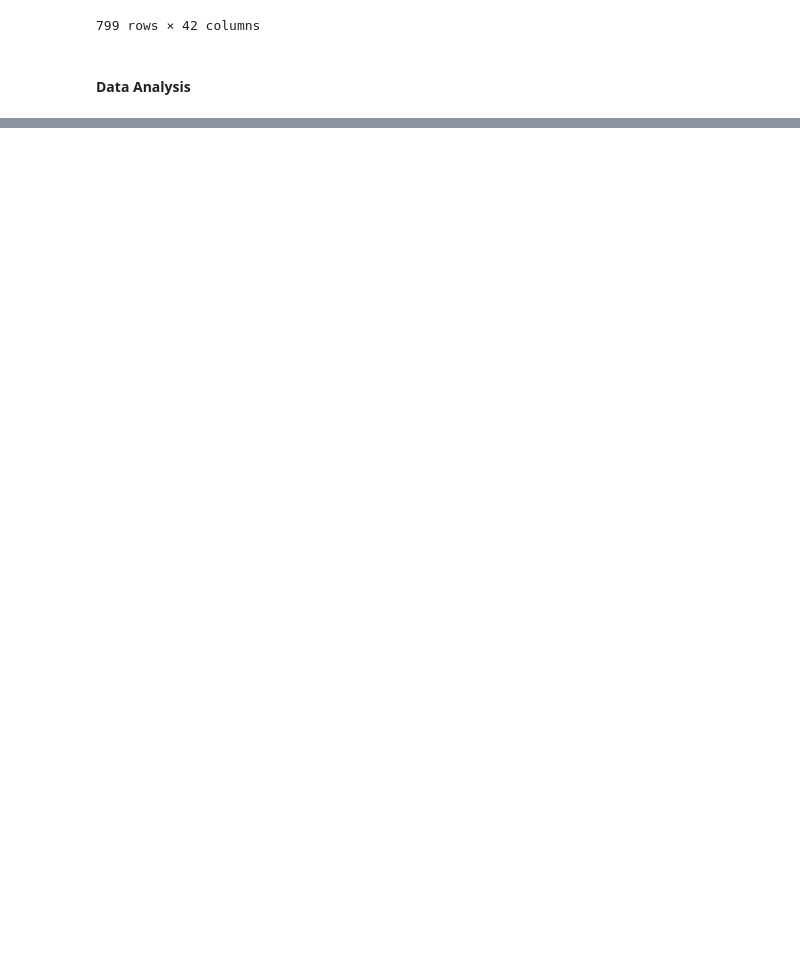
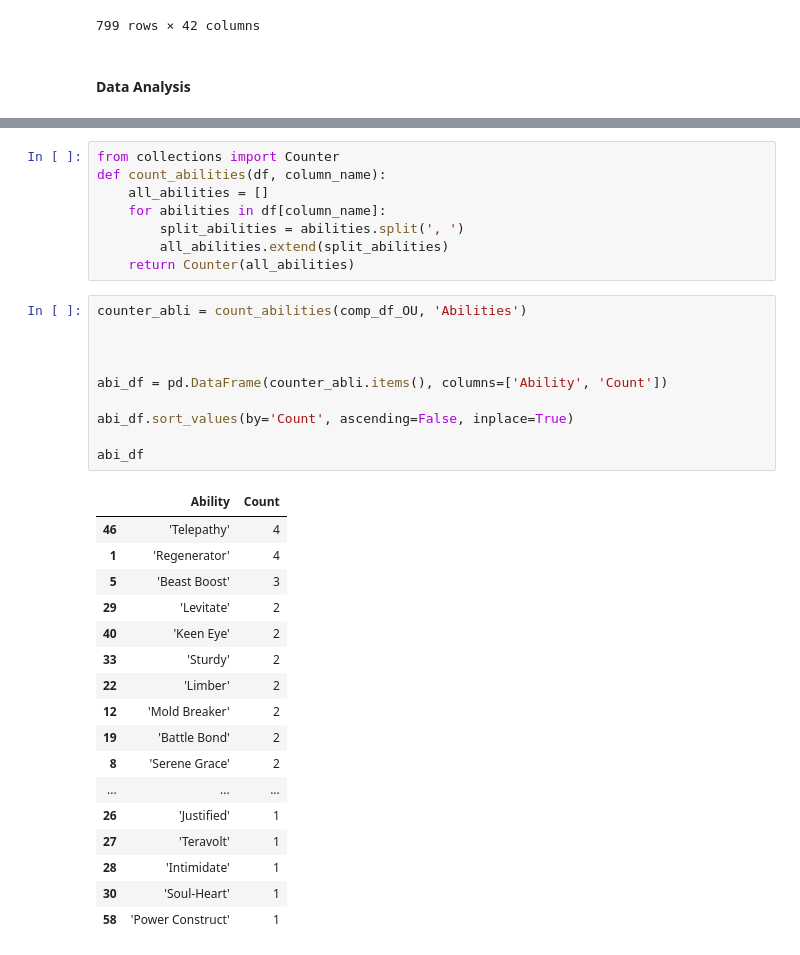
Before and after one commit to com-480-data-visualization/project-2023-les-derniers-vainqueurs, a Jupyter notebook: DataAnalysisPipeline.ipynb, the cells around one changed output, grey strips where cells are left out. Drawn from its saved outputs; the diff is of its cells as text; blank space fills up the shorter version.

```diff
--- a/DataAnalysisPipeline.ipynb
+++ b/DataAnalysisPipeline.ipynb
@@ -449,0 +466,36 @@ pokemon_data3
+# %%
+from collections import Counter
+def count_abilities(df, column_name):
+    all_abilities = []
+    for abilities in df[column_name]:
+        split_abilities = abilities.split(', ')
+        all_abilities.extend(split_abilities)
+    return Counter(all_abilities)
+# %%
+counter_abli = count_abilities(comp_df_OU, 'Abilities')
+
+
+
+abi_df = pd.DataFrame(counter_abli.items(), columns=['Ability', 'Count'])
+
+abi_df.sort_values(by='Count', ascending=False, inplace=True)
+
+abi_df
+# %% [output]
+|  | Ability | Count |
+| 46 | 'Telepathy' | 4 |
+| 1 | 'Regenerator' | 4 |
+| 5 | 'Beast Boost' | 3 |
+| 29 | 'Levitate' | 2 |
+| 40 | 'Keen Eye' | 2 |
+| 33 | 'Sturdy' | 2 |
+| 22 | 'Limber' | 2 |
+| 12 | 'Mold Breaker' | 2 |
+| 19 | 'Battle Bond' | 2 |
+| 8 | 'Serene Grace' | 2 |
+| ... | ... | ... |
+| 26 | 'Justified' | 1 |
+| 27 | 'Teravolt' | 1 |
+| 28 | 'Intimidate' | 1 |
+| 30 | 'Soul-Heart' | 1 |
+| 58 | 'Power Construct' | 1 |
```
Also changed, not shown: parts of 5 cells of this notebook.
